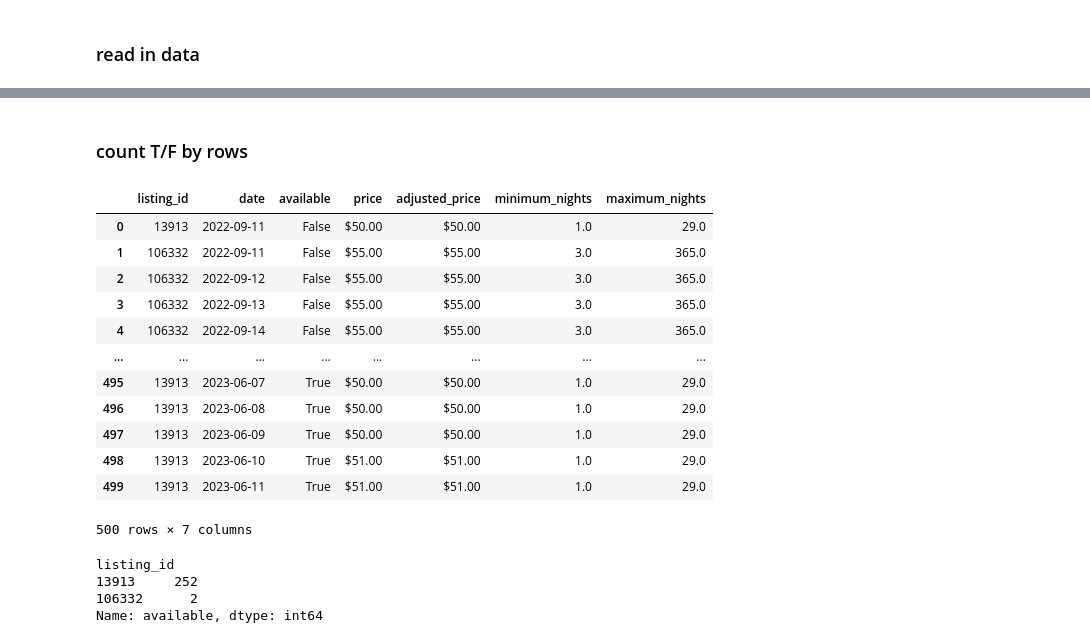
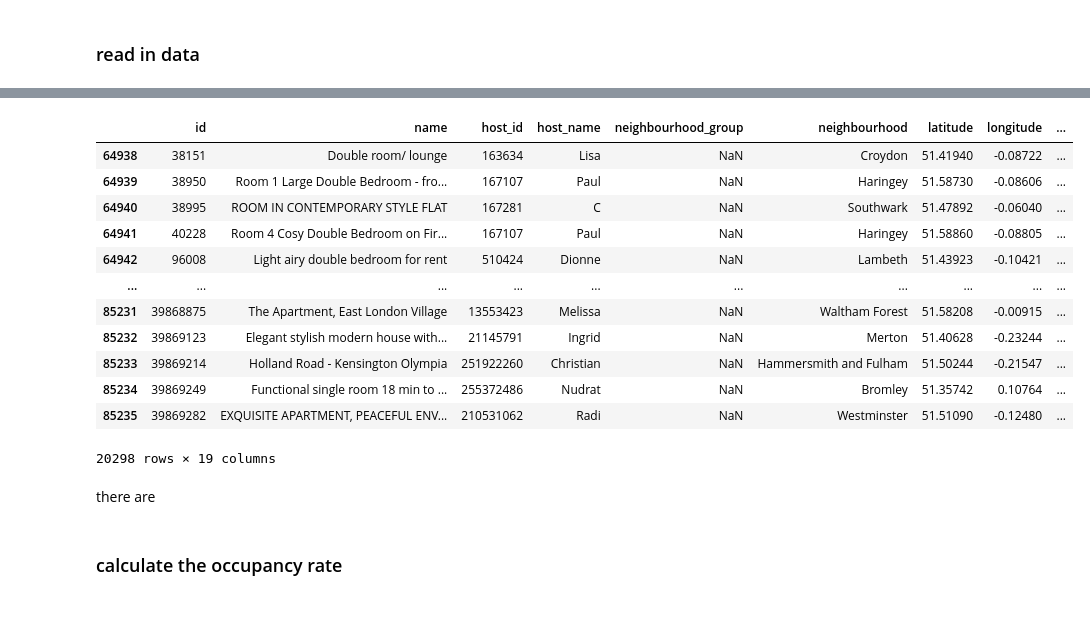
Before and after one commit to JinJiang22/fsds_GroupWork, a Jupyter notebook: Reproducible Analysis.ipynb, the cells around one changed output, grey strips where cells are left out. Cells and saved outputs as stored; diff of their text form; code cells hidden in the pictures; blank space fills up the shorter version.

Commit message:
change Airbnb data part!!

```diff
--- a/Reproducible Analysis.ipynb
+++ b/Reproducible Analysis.ipynb
@@ -155,0 +162,4 @@ IA_cal_2022
+# %%
+IA_2019 = pd.read_csv('./data/London-2019-11-listings.csv',low_memory=False)
+IA_2019.info()
+# we need to fix the data type.
@@ -219,0 +237,2 @@ memory usage: 1.2+ GB
+# %%
+df2 = IA_2019
@@ -219,0 +254,10 @@ memory usage: 1.2+ GB
+# %%
+# there was some empty string in the dataset...
+df2 = df2.replace(r'^\s*$', np.nan, regex=True)
+# %%
+# transfer "object" to numeric
+ints  = ['latitude', 'longitude', 'price',
+         'number_of_reviews', 'reviews_per_month']
+for i in ints:
+    print(f"Converting {i}")
+    df2[i] = df2[i].astype('float')
@@ -220,29 +337,20 @@ memory usage: 1.2+ GB
+# %%
+df2[df2['reviews_per_month'].isna()]
+# %% [output]
+|  | id | name | host_id | host_name | neighbourhood_group | neighbourhood | latitude | longitude | ... |
+| 64938 | 38151 | Double room/ lounge | 163634 | Lisa | NaN | Croydon | 51.41940 | -0.08722 | ... |
+| 64939 | 38950 | Room 1 Large Double Bedroom - fro... | 167107 | Paul | NaN | Haringey | 51.58730 | -0.08606 | ... |
+| 64940 | 38995 | ROOM IN CONTEMPORARY STYLE FLAT | 167281 | C | NaN | Southwark | 51.47892 | -0.06040 | ... |
+| 64941 | 40228 | Room 4 Cosy Double Bedroom on Fir... | 167107 | Paul | NaN | Haringey | 51.58860 | -0.08805 | ... |
+| 64942 | 96008 | Light airy double bedroom for rent | 510424 | Dionne | NaN | Lambeth | 51.43923 | -0.10421 | ... |
+| ... | ... | ... | ... | ... | ... | ... | ... | ... | ... |
+| 85231 | 39868875 | The Apartment, East London Village | 13553423 | Melissa | NaN | Waltham Forest | 51.58208 | -0.00915 | ... |
+| 85232 | 39869123 | Elegant stylish modern house with... | 21145791 | Ingrid | NaN | Merton | 51.40628 | -0.23244 | ... |
+| 85233 | 39869214 | Holland Road - Kensington Olympia | 251922260 | Christian | NaN | Hammersmith and Fulham | 51.50244 | -0.21547 | ... |
+| 85234 | 39869249 | Functional single room 18 min to ... | 255372486 | Nudrat | NaN | Bromley | 51.35742 | 0.10764 | ... |
+| 85235 | 39869282 | EXQUISITE APARTMENT, PEACEFUL ENV... | 210531062 | Radi | NaN | Westminster | 51.51090 | -0.12480 | ... |
+20298 rows × 19 columns
+# %% [markdown]
+there are
 # %% [markdown]
-### count T/F by rows
+### calculate the occupancy rate
-# %%
-# split a test dataset first, because the original whole table is toooooo large.
-# p.s. What is a feather file? Can I transfer csv.gz to feather to make the memory usage smaller?
-df_test = IA_cal_2022.iloc[:500,:]
-df_test
-# %% [output]
-|  | listing_id | date | available | price | adjusted_price | minimum_nights | maximum_nights |
-| 0 | 13913 | 2022-09-11 | False | $50.00 | $50.00 | 1.0 | 29.0 |
-| 1 | 106332 | 2022-09-11 | False | $55.00 | $55.00 | 3.0 | 365.0 |
-| 2 | 106332 | 2022-09-12 | False | $55.00 | $55.00 | 3.0 | 365.0 |
-| 3 | 106332 | 2022-09-13 | False | $55.00 | $55.00 | 3.0 | 365.0 |
-| 4 | 106332 | 2022-09-14 | False | $55.00 | $55.00 | 3.0 | 365.0 |
-| ... | ... | ... | ... | ... | ... | ... | ... |
-| 495 | 13913 | 2023-06-07 | True | $50.00 | $50.00 | 1.0 | 29.0 |
-| 496 | 13913 | 2023-06-08 | True | $50.00 | $50.00 | 1.0 | 29.0 |
-| 497 | 13913 | 2023-06-09 | True | $50.00 | $50.00 | 1.0 | 29.0 |
-| 498 | 13913 | 2023-06-10 | True | $51.00 | $51.00 | 1.0 | 29.0 |
-| 499 | 13913 | 2023-06-11 | True | $51.00 | $51.00 | 1.0 | 29.0 |
-500 rows × 7 columns
-# %%
-df_test.groupby('listing_id')['available'].sum()
-# yes, it works.
-# %% [output]
-listing_id
-13913     252
-106332      2
-Name: available, dtype: int64
```
Also changed, not shown: parts of 28 cells of this notebook.
